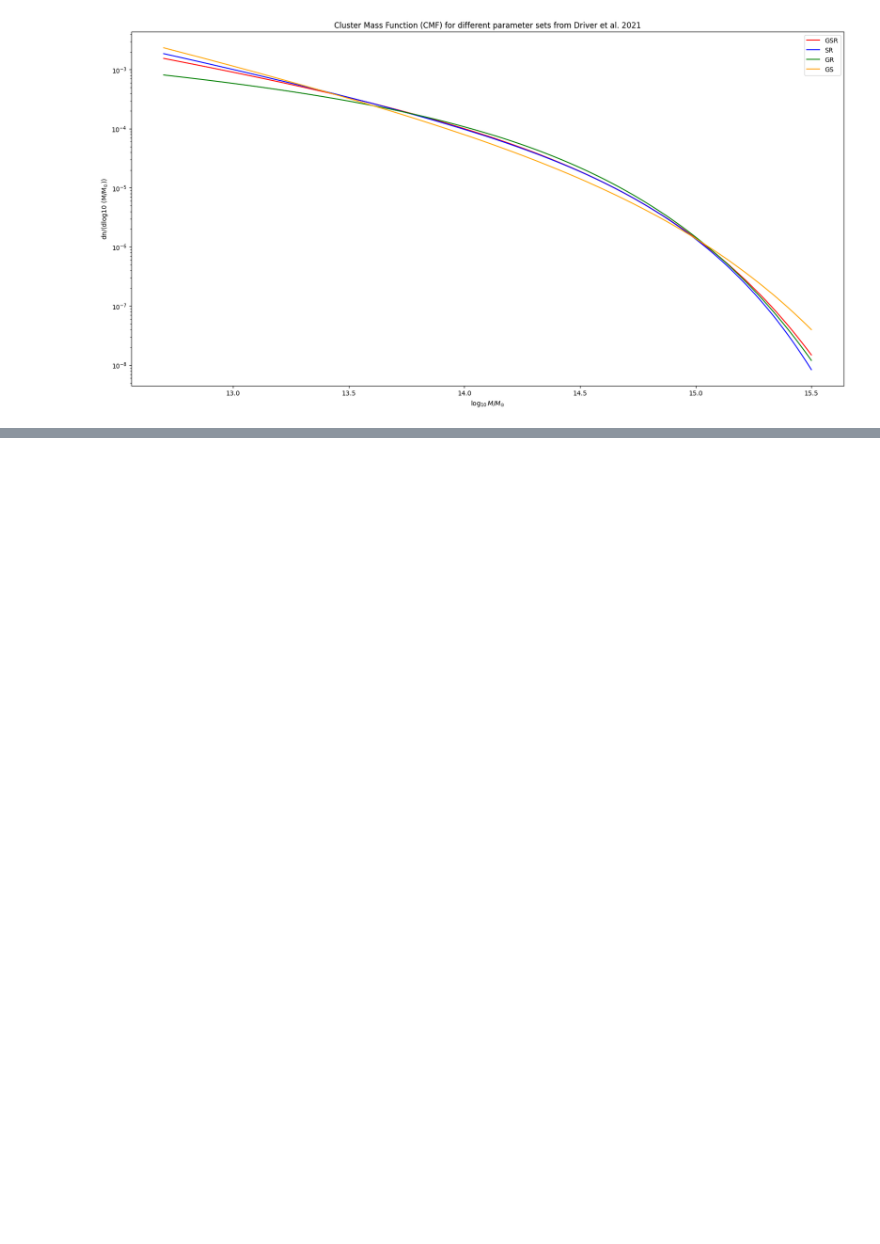
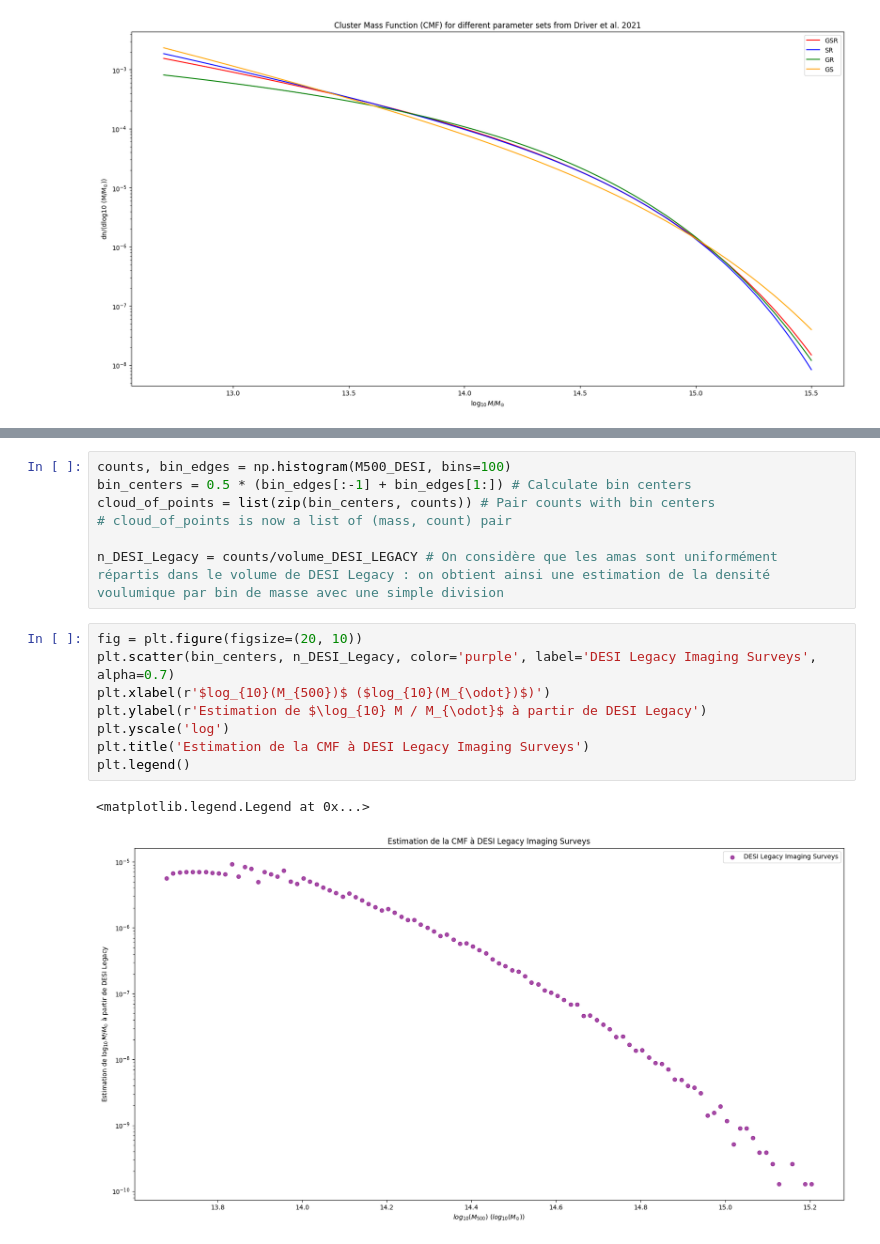
Before and after one commit to EmileD123/M2_Internship_clusters_cross_X_optical, a Jupyter notebook: caracterisation selection effects/modélisation_CMF.ipynb, the cells around one changed output, grey strips where cells are left out. Drawn from its saved outputs; the diff is of its cells as text; blank space fills up the shorter version.

```diff
--- a/caracterisation selection effects/modélisation_CMF.ipynb
+++ b/caracterisation selection effects/modélisation_CMF.ipynb
@@ -210,0 +297,18 @@ N_GSR =  6.049  millions d'amas
+# %%
+counts, bin_edges = np.histogram(M500_DESI, bins=100)
+bin_centers = 0.5 * (bin_edges[:-1] + bin_edges[1:]) # Calculate bin centers
+cloud_of_points = list(zip(bin_centers, counts)) # Pair counts with bin centers
+# cloud_of_points is now a list of (mass, count) pair
+
+n_DESI_Legacy = counts/volume_DESI_LEGACY # On considère que les amas sont uniformément répartis dans le volume de DESI Legacy : on obtient ainsi une estimation de la densité voulumique par bin de masse avec une simple division
+# %%
+fig = plt.figure(figsize=(20, 10))
+plt.scatter(bin_centers, n_DESI_Legacy, color='purple', label='DESI Legacy Imaging Surveys', alpha=0.7)
+plt.xlabel(r'$log_{10}(M_{500})$ ($log_{10}(M_{\odot})$)')
+plt.ylabel(r'Estimation de $\log_{10} M / M_{\odot}$ à partir de DESI Legacy')
+plt.yscale('log')
+plt.title('Estimation de la CMF à DESI Legacy Imaging Surveys')
+plt.legend()
+# %% [output]
+<matplotlib.legend.Legend at 0x...>
+[figure, added]
```
Also changed, not shown: parts of 22 cells of this notebook, 5 other files.
